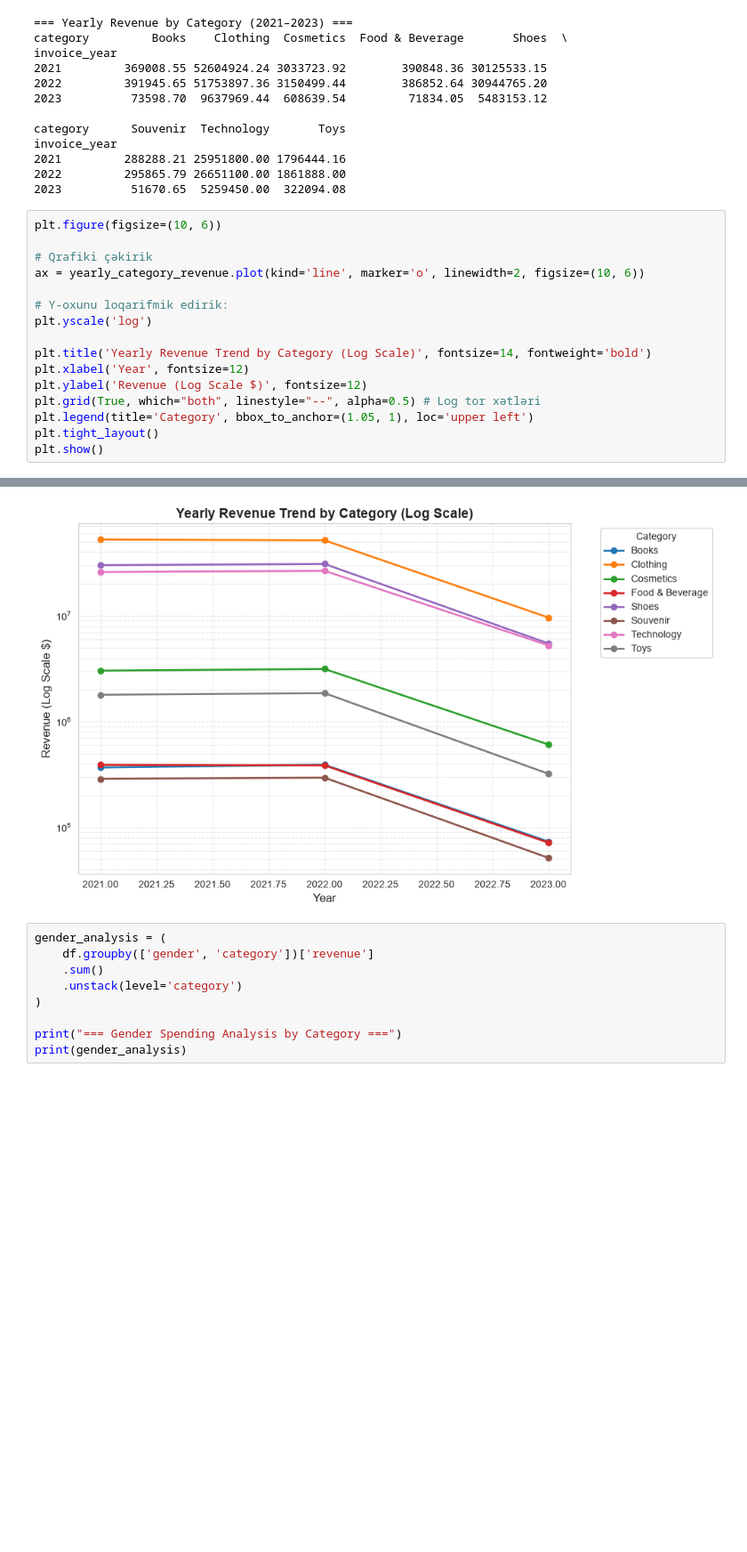
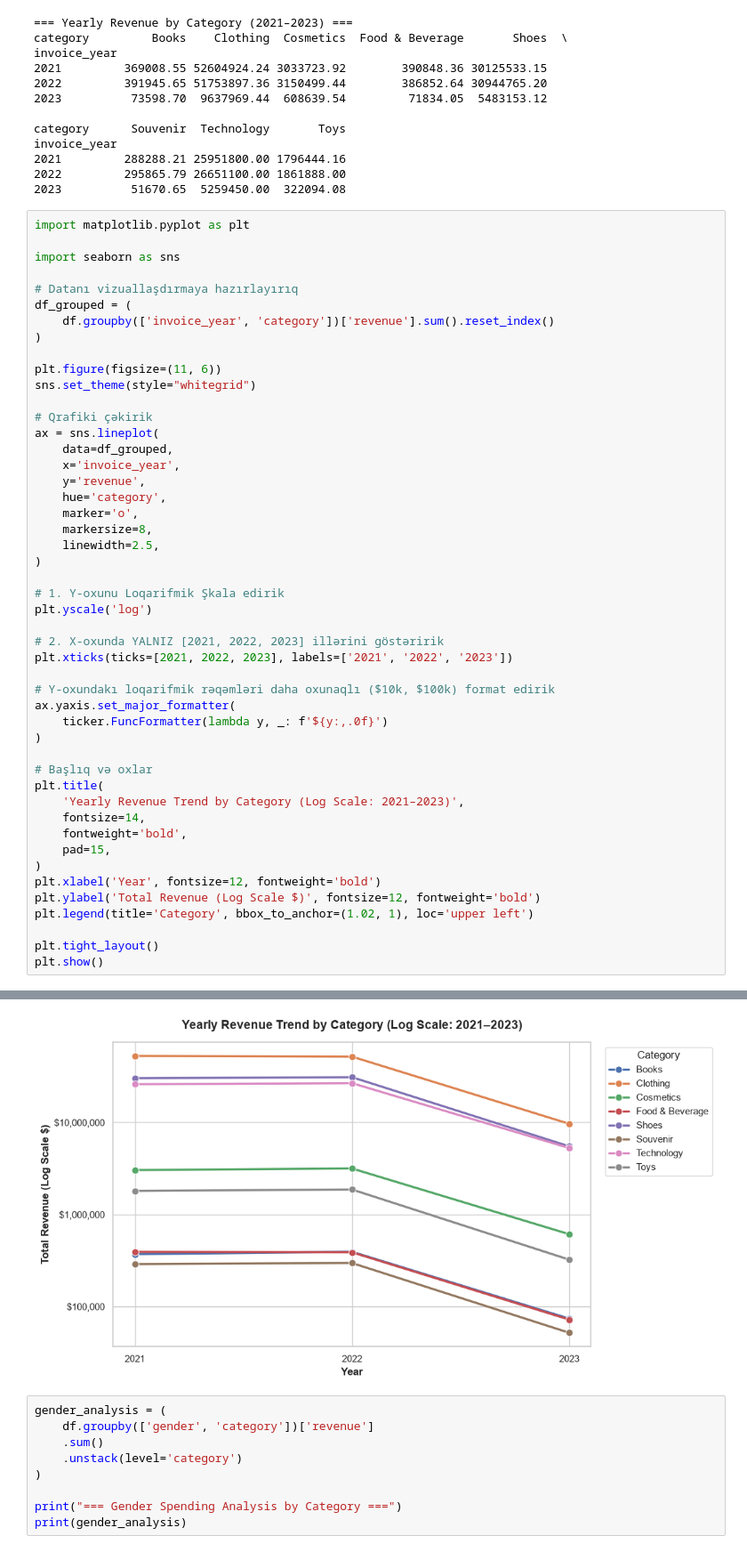
Before and after one commit to rashidmajidov/md-retail-analysis, a Jupyter notebook: notebooks/02_eda.ipynb, the cells around one changed output, grey strips where cells are left out. Shown at 89% size. Cells and saved outputs as stored; diff of their text form; blank space fills up the shorter version.

```diff
--- a/notebooks/02_eda.ipynb
+++ b/notebooks/02_eda.ipynb
@@ -214,19 +250,51 @@ invoice_year
 2022         295865.79 26651100.00 1861888.00
 2023          51670.65  5259450.00  322094.08
 # %%
-plt.figure(figsize=(10, 6))
+import matplotlib.pyplot as plt
+
+import seaborn as sns
+
+# Datanı vizuallaşdırmaya hazırlayırıq
+df_grouped = (
+    df.groupby(['invoice_year', 'category'])['revenue'].sum().reset_index()
+)
+
+plt.figure(figsize=(11, 6))
+sns.set_theme(style="whitegrid")
 
 # Qrafiki çəkirik
-ax = yearly_category_revenue.plot(kind='line', marker='o', linewidth=2, figsize=(10, 6))
+ax = sns.lineplot(
+    data=df_grouped,
+    x='invoice_year',
+    y='revenue',
+    hue='category',
+    marker='o',
+    markersize=8,
+    linewidth=2.5,
+)
 
-# Y-oxunu loqarifmik edirik:
+# 1. Y-oxunu Loqarifmik Şkala edirik
 plt.yscale('log')
 
-plt.title('Yearly Revenue Trend by Category (Log Scale)', fontsize=14, fontweight='bold')
-plt.xlabel('Year', fontsize=12)
-plt.ylabel('Revenue (Log Scale $)', fontsize=12)
-plt.grid(True, which="both", linestyle="--", alpha=0.5) # Log tor xətləri
-plt.legend(title='Category', bbox_to_anchor=(1.05, 1), loc='upper left')
+# 2. X-oxunda YALNIZ [2021, 2022, 2023] illərini göstəririk
+plt.xticks(ticks=[2021, 2022, 2023], labels=['2021', '2022', '2023'])
+
+# Y-oxundakı loqarifmik rəqəmləri daha oxunaqlı ($10k, $100k) format edirik
+ax.yaxis.set_major_formatter(
+    ticker.FuncFormatter(lambda y, _: f'${y:,.0f}')
+)
+
+# Başlıq və oxlar
+plt.title(
+    'Yearly Revenue Trend by Category (Log Scale: 2021–2023)',
+    fontsize=14,
+    fontweight='bold',
+    pad=15,
+)
+plt.xlabel('Year', fontsize=12, fontweight='bold')
+plt.ylabel('Total Revenue (Log Scale $)', fontsize=12, fontweight='bold')
+plt.legend(title='Category', bbox_to_anchor=(1.02, 1), loc='upper left')
+
 plt.tight_layout()
 plt.show()
 # %% [output]
@@ -234,4 +301,4 @@ plt.show()
-[figure, old version]
+[figure, new version]
 # %%
 gender_analysis = (
     df.groupby(['gender', 'category'])['revenue']
```
Also changed, not shown: parts of 7 cells of this notebook, 4 other files.
